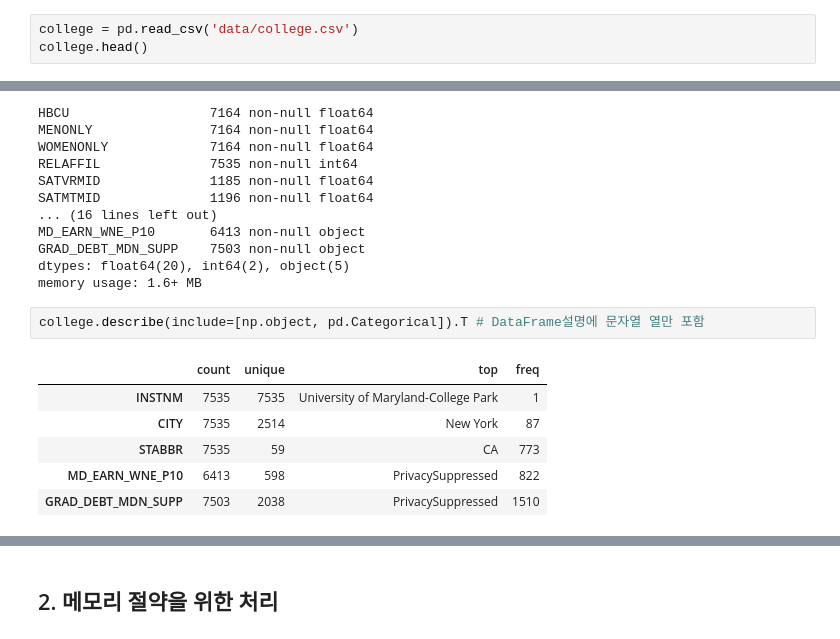
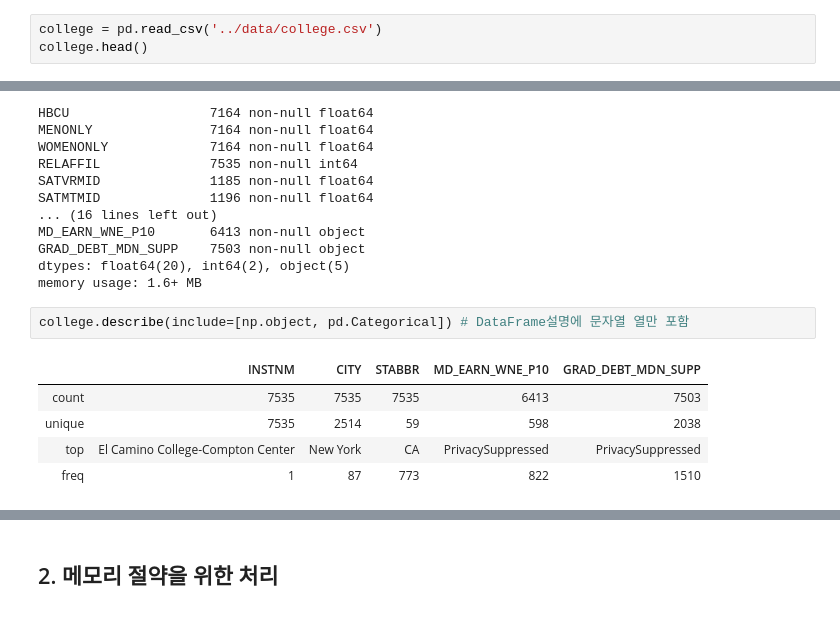
Before and after one commit to bbiyongel/ML_CHRD, a Jupyter notebook: 강의자료/Machine_Learning/02.데이터전처리/chapter8.ipynb, the cells around one changed output, grey strips where cells are left out. Drawn from its saved outputs; the diff is of its cells as text.

```diff
--- a/강의자료/Machine_Learning/02.데이터전처리/chapter8.ipynb
+++ b/강의자료/Machine_Learning/02.데이터전처리/chapter8.ipynb
@@ -8,7 +8,7 @@ import numpy as np
 
 # 판다스 참조 https://pandas.pydata.org/pandas-docs/stable/reference/index.html
 # %%
-college = pd.read_csv('data/college.csv')
+college = pd.read_csv('../data/college.csv')
 college.head()
 # %% [output]
 |  | INSTNM | CITY | STABBR | HBCU | MENONLY | WOMENONLY | RELAFFIL | SATVRMID | SATMTMID | DISTANCEONLY | ... |
@@ -43,11 +43,10 @@ GRAD_DEBT_MDN_SUPP    7503 non-null object
 dtypes: float64(20), int64(2), object(5)
 memory usage: 1.6+ MB
 # %%
-college.describe(include=[np.object, pd.Categorical]).T # DataFrame설명에 문자열 열만 포함
+college.describe(include=[np.object, pd.Categorical]) # DataFrame설명에 문자열 열만 포함
 # %% [output]
-|  | count | unique | top | freq |
-| INSTNM | 7535 | 7535 | University of Maryland-College Park | 1 |
-| CITY | 7535 | 2514 | New York | 87 |
-| STABBR | 7535 | 59 | CA | 773 |
-| MD_EARN_WNE_P10 | 6413 | 598 | PrivacySuppressed | 822 |
-| GRAD_DEBT_MDN_SUPP | 7503 | 2038 | PrivacySuppressed | 1510 |
+|  | INSTNM | CITY | STABBR | MD_EARN_WNE_P10 | GRAD_DEBT_MDN_SUPP |
+| count | 7535 | 7535 | 7535 | 6413 | 7503 |
+| unique | 7535 | 2514 | 59 | 598 | 2038 |
+| top | El Camino College-Compton Center | New York | CA | PrivacySuppressed | PrivacySuppressed |
+| freq | 1 | 87 | 773 | 822 | 1510 |
```
Also changed, not shown: parts of 7 cells of this notebook, 10 other files.
